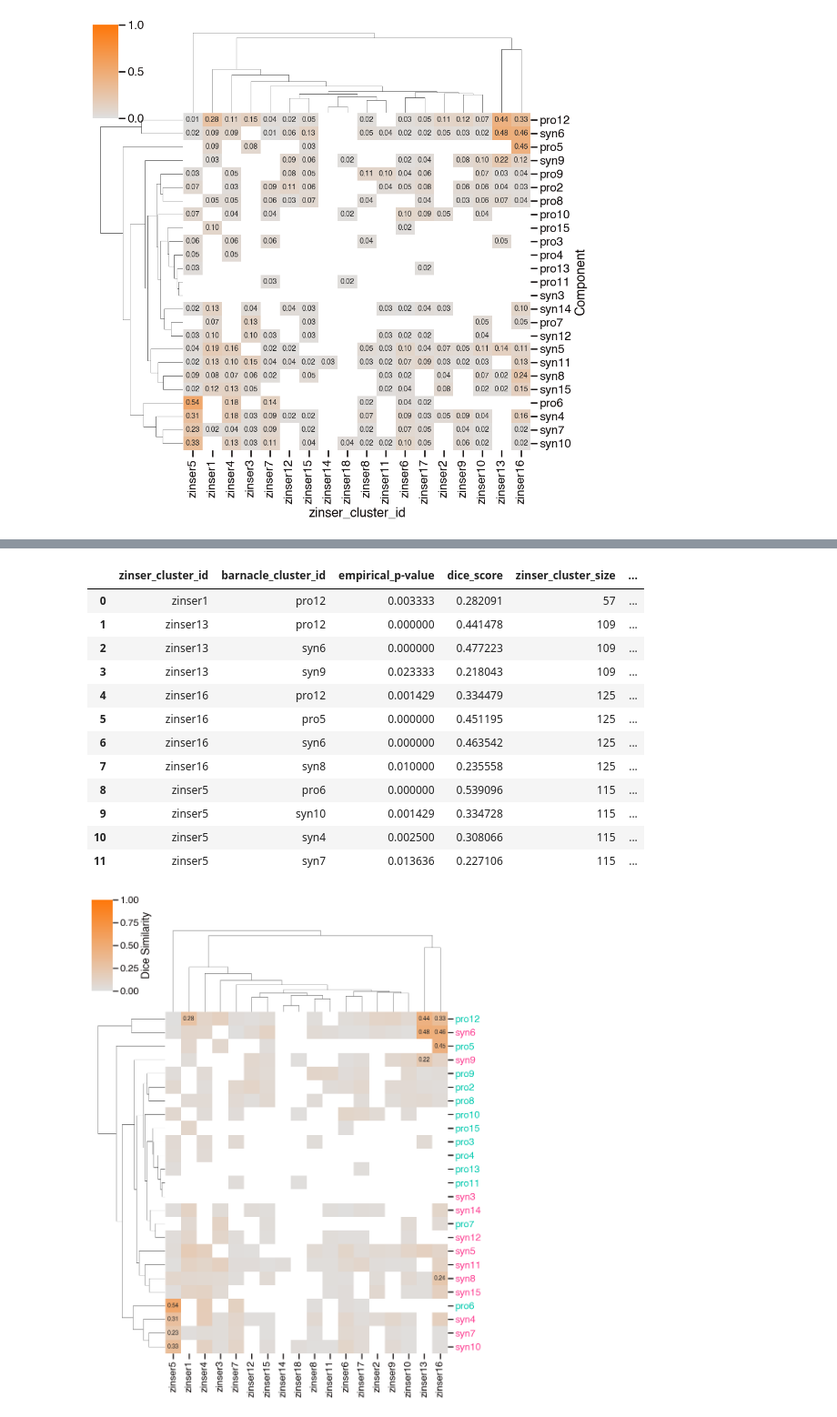
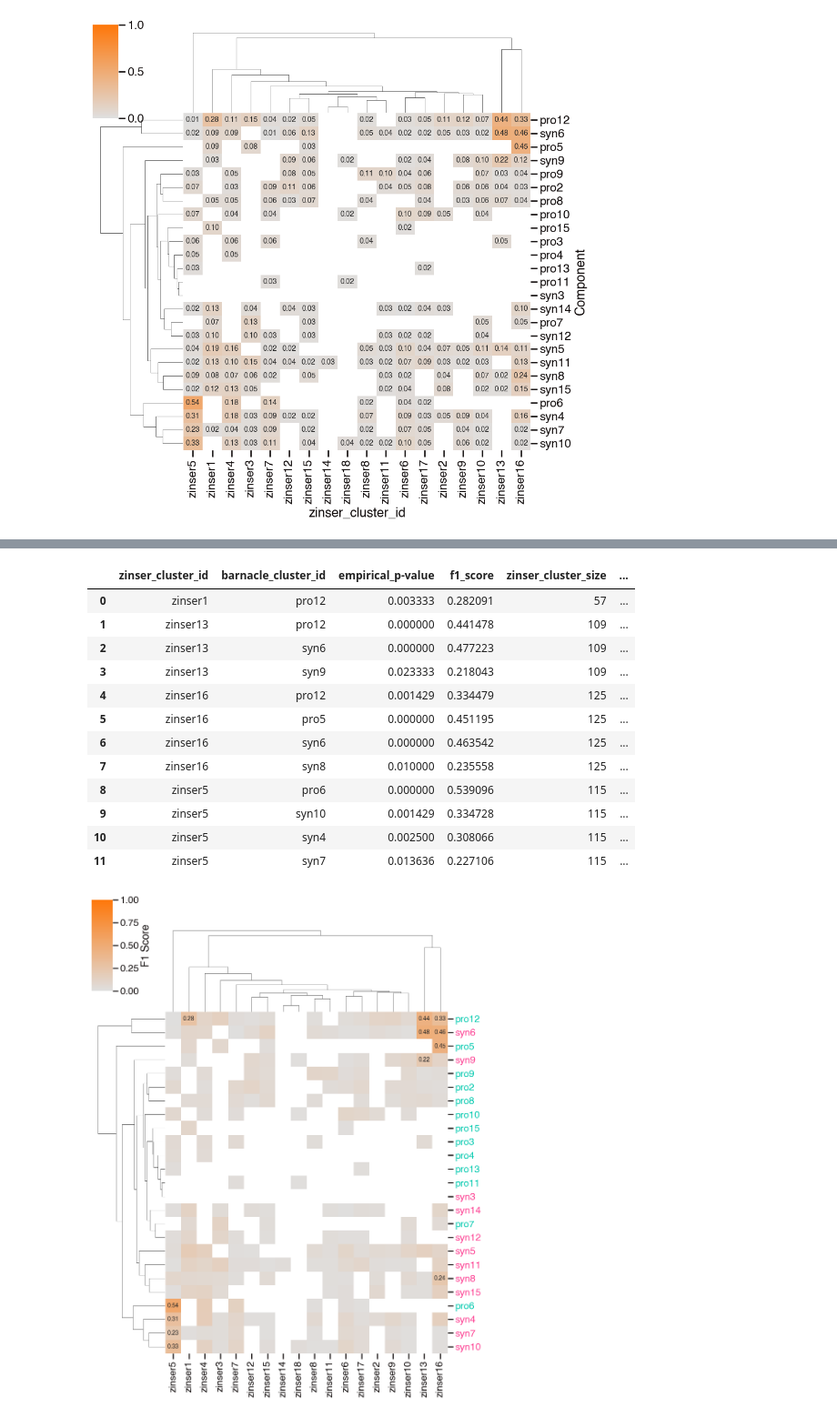
Before and after one commit to blasks/barnacle-manuscript, a Jupyter notebook: analyses/7-interpretation/1-zinser-comparison.ipynb, the cells around one changed output, grey strips where cells are left out. Shown at 91% size. Drawn from its saved outputs; the diff is of its cells as text; code cells hidden in the pictures.

```diff
--- a/analyses/7-interpretation/1-zinser-comparison.ipynb
+++ b/analyses/7-interpretation/1-zinser-comparison.ipynb
@@ -324,12 +323,12 @@ g = sns.clustermap(
 # %% [output]
 [figure]
 # %%
-# calculate null dice scores
+# calculate null F1 scores
 
 n_shuffles = 100
 seed = 9481
 rng = np.random.default_rng(seed)
-null_dice = []
+null_f1 = []
 for _, zweight in zinser_scores_df.iterrows():
     for _, bweight in barnacle_boots_df.iterrows():
         zshuff = zweight.to_numpy()
@@ -338,15 +337,15 @@ for _, zweight in zinser_scores_df.iterrows():
             # shuffle weight vectors
             rng.shuffle(zshuff)
             rng.shuffle(bshuff)
-            # calculate null dice score
+            # calculate null F1 score
             # cluster membership is set as the non-zero entries for each vector of scores/bootstraps
-            # dice score weights are calculated as the sum of the zinser cluster scores and the barnacle cluster bootstraps
-            null_dice.append(1 - dice(zshuff > 0, bshuff > 0, w=(zshuff+bshuff)))
+            # F1 score weights are calculated as the sum of the zinser cluster scores and the barnacle cluster bootstraps
+            null_f1.append(f1_score(zshuff > 0, bshuff > 0, sample_weight=(zshuff+bshuff)))
 
 # plot true scores ecdf over null ecdf
 fig, axis = plt.subplots(figsize=(6, 4))
-sns.ecdfplot(null_dice, label='null', ax=axis)
-sns.ecdfplot(dice_df.values.flatten(), label='true', ax=axis)
-axis.set(xlabel='Dice score');
+sns.ecdfplot(null_f1, label='null', ax=axis)
+sns.ecdfplot(f1_df.values.flatten(), label='true', ax=axis)
+axis.set(xlabel='F1 Score');
 axis.legend();
 # %% [output]
@@ -354,25 +353,25 @@ axis.legend();
 # %%
-# calculate empirical p-values for dice scores and look at significant scores
+# calculate empirical p-values for F1 scores and look at significant scores
 
-# generate empirical cdf from null dice scores
-ecdf = ECDF(null_dice)
+# generate empirical cdf from null F1 scores
+ecdf = ECDF(null_f1)
 
 # calculate pvalues
-pvals = 1 - ecdf(dice_df)
+pvals = 1 - ecdf(f1_df)
 
 # correct for multiple hypothesis testing
 booleans, corrected_pvals, _, _ = multipletests(pvals.flatten(), method='fdr_bh')
 
 # reconstitute dataframes
-pval_df = pd.DataFrame(corrected_pvals.reshape(dice_df.shape), index=dice_df.index, columns=dice_df.columns)
-mask_df = pd.DataFrame(booleans.reshape(dice_df.shape), index=dice_df.index, columns=dice_df.columns)
+pval_df = pd.DataFrame(corrected_pvals.reshape(f1_df.shape), index=f1_df.index, columns=f1_df.columns)
+mask_df = pd.DataFrame(booleans.reshape(f1_df.shape), index=f1_df.index, columns=f1_df.columns)
 
-# join dice score
+# join F1 score
 match_df = pval_df[pval_df.lt(0.05)].melt(ignore_index=False).dropna().reset_index().rename(
     columns={'Component': 'barnacle_cluster_id', 'value': 'empirical_p-value'})
 match_df = pd.merge(
     match_df,
-    dice_df.melt(ignore_index=False).reset_index().rename(columns={'Component': 'barnacle_cluster_id', 'value': 'dice_score'}),
+    f1_df.melt(ignore_index=False).reset_index().rename(columns={'Component': 'barnacle_cluster_id', 'value': 'f1_score'}),
     on=['zinser_cluster_id', 'barnacle_cluster_id'], how='left'
 )
 
@@ -389,7 +388,7 @@ match_df = match_df.sort_values(['zinser_cluster_id', 'barnacle_cluster_id']).re
 
 match_df
 # %% [output]
-|  | zinser_cluster_id | barnacle_cluster_id | empirical_p-value | dice_score | zinser_cluster_size | ... |
+|  | zinser_cluster_id | barnacle_cluster_id | empirical_p-value | f1_score | zinser_cluster_size | ... |
 | 0 | zinser1 | pro12 | 0.003333 | 0.282091 | 57 | ... |
 | 1 | zinser13 | pro12 | 0.000000 | 0.441478 | 109 | ... |
 | 2 | zinser13 | syn6 | 0.000000 | 0.477223 | 109 | ... |
@@ -405,24 +404,24 @@ match_df
 # %%
 # make nice clustermap plot
 
 # make clustermap
 g = sns.clustermap(
-    dice_df.T, cmap=cmap, vmin=0, vmax=1, cbar_kws={'shrink': .5, 'label': 'Dice Similarity'}, cbar_pos=(0.02, 0.85, 0.05, 0.18),
-    mask=(dice_df.T==0), yticklabels=True, annot=dice_df.map('{:.2f}'.format)[mask_df].fillna('').T,
+    f1_df.T, cmap=cmap, vmin=0, vmax=1, cbar_kws={'shrink': .5, 'label': 'F1 Score'}, cbar_pos=(0.02, 0.85, 0.05, 0.18),
+    mask=(f1_df.T==0), yticklabels=True, annot=f1_df.map('{:.2f}'.format)[mask_df].fillna('').T,
     fmt='', annot_kws={'fontsize':10}, figsize=(10, 12)
 )
 g.ax_heatmap.set_xlabel(None);
 g.ax_heatmap.set_ylabel(None);
 
 # color ticks by pro/syn
 for tick_axis in [g.ax_heatmap.axes.get_xticklabels(), g.ax_heatmap.axes.get_yticklabels()]:
     for tick in tick_axis:
         if tick._text in [f'pro{i}' for i in pro_clusters]:
             tick.set_color(sns.color_palette()[2])
         elif tick._text in [f'syn{i}' for i in syn_clusters]:
             tick.set_color(sns.color_palette()[3])
 
 # save figure
 g.savefig(outdir / 'zinser-comparison-heatmap.png')
 # %% [output]
-[figure, old version]
+[figure, new version]
```
Also changed, not shown: parts of 5 cells of this notebook, 3 other files.
